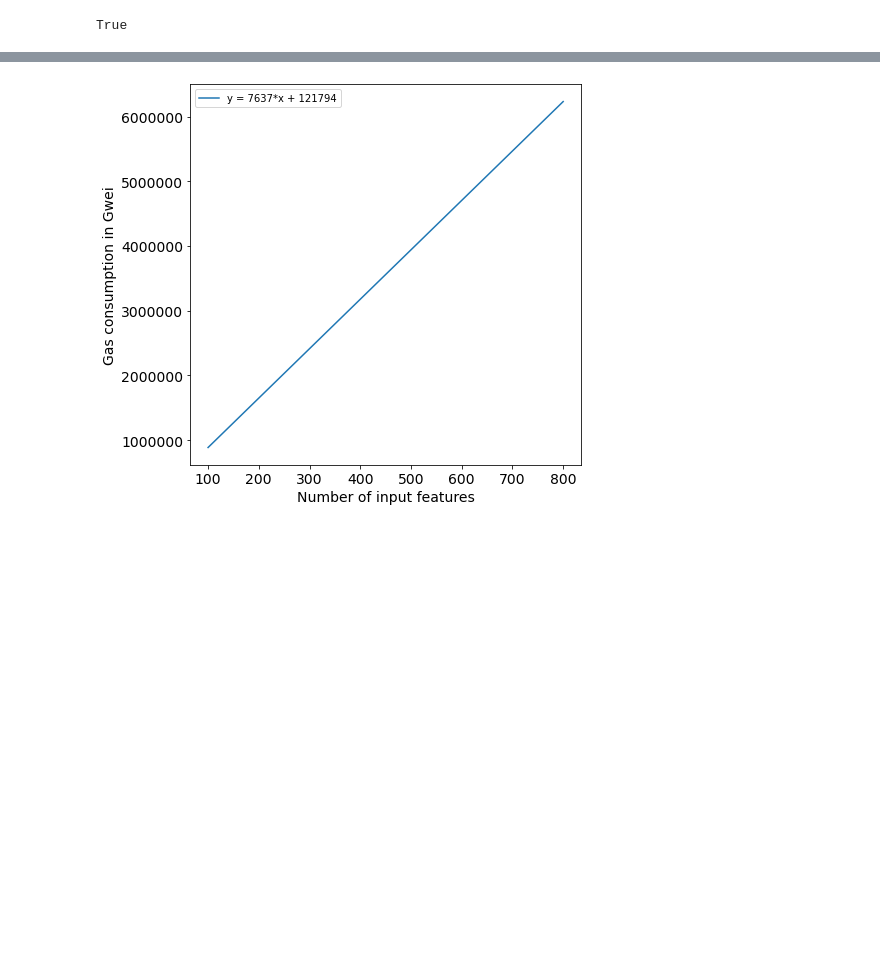
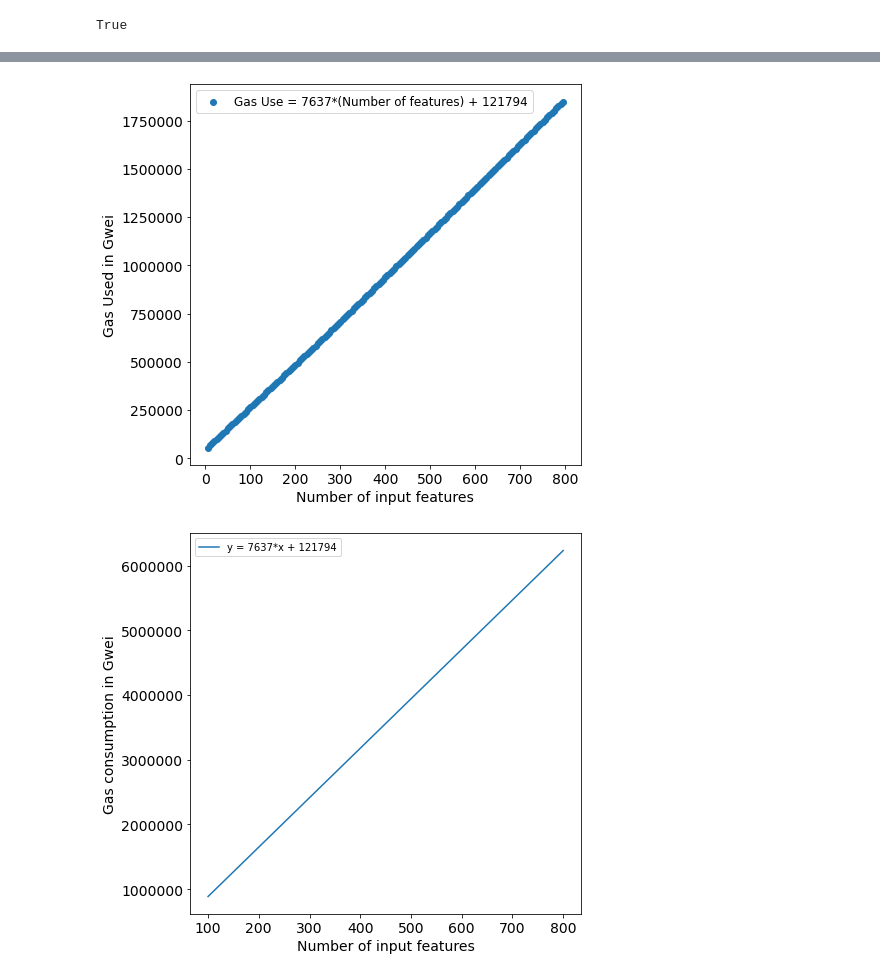
Before and after one commit to syber2020/Neural-Network-in-Smart-Contract, a Jupyter notebook: new-code/web3/web3-nn-layer-v2.ipynb, the cells around one changed output, grey strips where cells are left out. Cells and saved outputs as stored; diff of their text form; code cells hidden in the pictures; blank space fills up the shorter version.

```diff
--- a/new-code/web3/web3-nn-layer-v2.ipynb
+++ b/new-code/web3/web3-nn-layer-v2.ipynb
@@ -55,0 +138,2 @@ b1 = np.arange(1,5).tolist()
+# %%
+gas_tx = np.array([55618, 66556, 77532, 88486, 99431, 110391, 121364, 132329, 143283, 154241, 165236, 176210, 187175, 198154, 209147, 220131, 231105, 242082, 253097, 264091, 275075, 286073, 297086, 308089, 319083, 330079, 341114, 352127, 363131, 374149, 385181, 396204, 407217, 418233, 429287, 440320, 451343, 462381, 473432, 484475, 495508, 506543, 517617, 528669, 539712, 550769, 561840, 572902, 583954, 595009, 606103, 617414, 628776, 640153, 651544, 662926, 674297, 685672, 697085, 708476, 719858, 731254, 742664, 754065, 765457, 776851, 788283, 799694, 811095, 822511, 833941, 845361, 856772, 868186, 879637, 891068, 902488, 913924, 925373, 936813, 948244, 959689, 971160, 982610, 994050, 1005505, 1016974, 1028434, 1039884, 1051336, 1062827, 1074297, 1085756, 1097231, 1108719, 1120198, 1131668, 1143140, 1154650, 1166139, 1177619, 1189113, 1200573, 1212071, 1223560, 1235052, 1246582, 1258090, 1269589, 1281103, 1292630, 1304149, 1315657, 1327168, 1338718, 1350246, 1361764, 1373297, 1384844, 1396382, 1407910, 1419441, 1431010, 1442557, 1454095, 1465648, 1477214, 1488772, 1500319, 1511870, 1523458, 1535025, 1546583, 1558155, 1569741, 1581318, 1592897, 1604467, 1616075, 1627661, 1639238, 1650830, 1662436, 1674032, 1685619, 1697208, 1708835, 1720442, 1732038, 1743649, 1755274, 1766890, 1778497, 1790045, 1801692, 1813318, 1824934, 1836565, 1848210])
@@ -56,3 +278,24 @@ b1 = np.arange(1,5).tolist()
+# %%
+x = np.arange (5,800,5)
+len(x)
+gas_tx = np.array([55618, 66556, 77532, 88486, 99431, 110391, 121364, 132329, 143283, 154241, 165236, 176210, 187175, 198154, 209147, 220131, 231105, 242082, 253097, 264091, 275075, 286073, 297086, 308089, 319083, 330079, 341114, 352127, 363131, 374149, 385181, 396204, 407217, 418233, 429287, 440320, 451343, 462381, 473432, 484475, 495508, 506543, 517617, 528669, 539712, 550769, 561840, 572902, 583954, 595009, 606103, 617414, 628776, 640153, 651544, 662926, 674297, 685672, 697085, 708476, 719858, 731254, 742664, 754065, 765457, 776851, 788283, 799694, 811095, 822511, 833941, 845361, 856772, 868186, 879637, 891068, 902488, 913924, 925373, 936813, 948244, 959689, 971160, 982610, 994050, 1005505, 1016974, 1028434, 1039884, 1051336, 1062827, 1074297, 1085756, 1097231, 1108719, 1120198, 1131668, 1143140, 1154650, 1166139, 1177619, 1189113, 1200573, 1212071, 1223560, 1235052, 1246582, 1258090, 1269589, 1281103, 1292630, 1304149, 1315657, 1327168, 1338718, 1350246, 1361764, 1373297, 1384844, 1396382, 1407910, 1419441, 1431010, 1442557, 1454095, 1465648, 1477214, 1488772, 1500319, 1511870, 1523458, 1535025, 1546583, 1558155, 1569741, 1581318, 1592897, 1604467, 1616075, 1627661, 1639238, 1650830, 1662436, 1674032, 1685619, 1697208, 1708835, 1720442, 1732038, 1743649, 1755274, 1766890, 1778497, 1790045, 1801692, 1813318, 1824934, 1836565, 1848210])
+import matplotlib.pyplot as plt
+plt.figure(figsize=(7,7))
+plt.scatter(x,gas_tx, label = "Gas Use = 7637*(Number of features) + 121794",marker='o')
+plt.ticklabel_format(style='plain')
+plt.xlabel("Number of input features",fontsize =14)
+plt.ylabel("Gas Used in Gwei",fontsize=14)
+
+# plt.xlabel("Values of x ranging from -5.0 to 5.0", fontsize=14)
+# plt.ylabel("Sigmoid Function Output value", fontsize=14)
+
+plt.tick_params(axis='both', which='major', labelsize=14)
+plt.tick_params(axis='both', which='minor', labelsize=14)
+plt.legend(fontsize=12)
+plt.savefig("feature-gas-layer1.pdf", bbox_inches='tight')
+plt.show()
+# %% [output]
+[figure, added]
 # %%
 print(x,',',w1,',',w2,',',w3,',',w4,',',w5,',',b1)
 # %%
```
Also changed, not shown: parts of 19 cells of this notebook, 11 other files.
